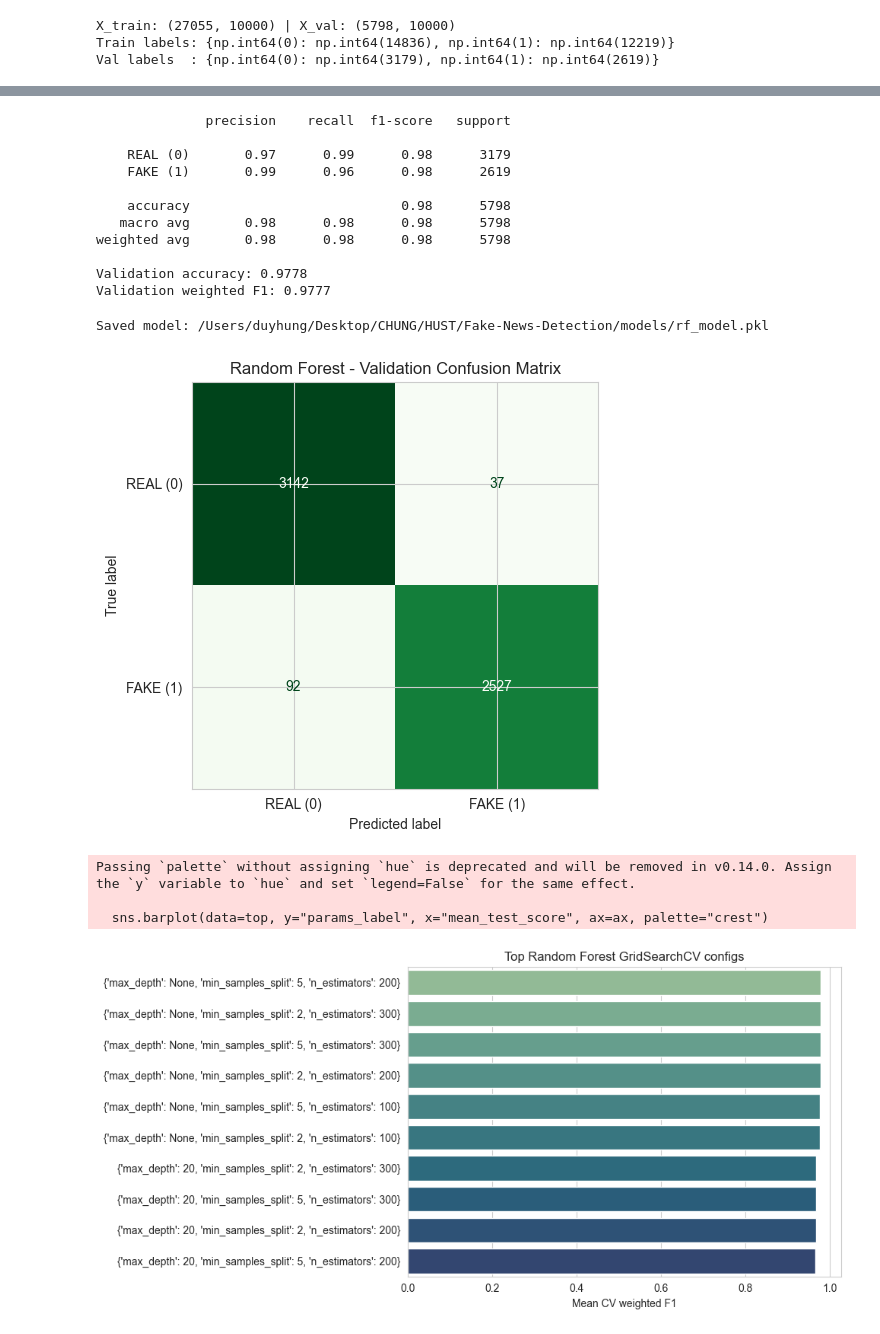
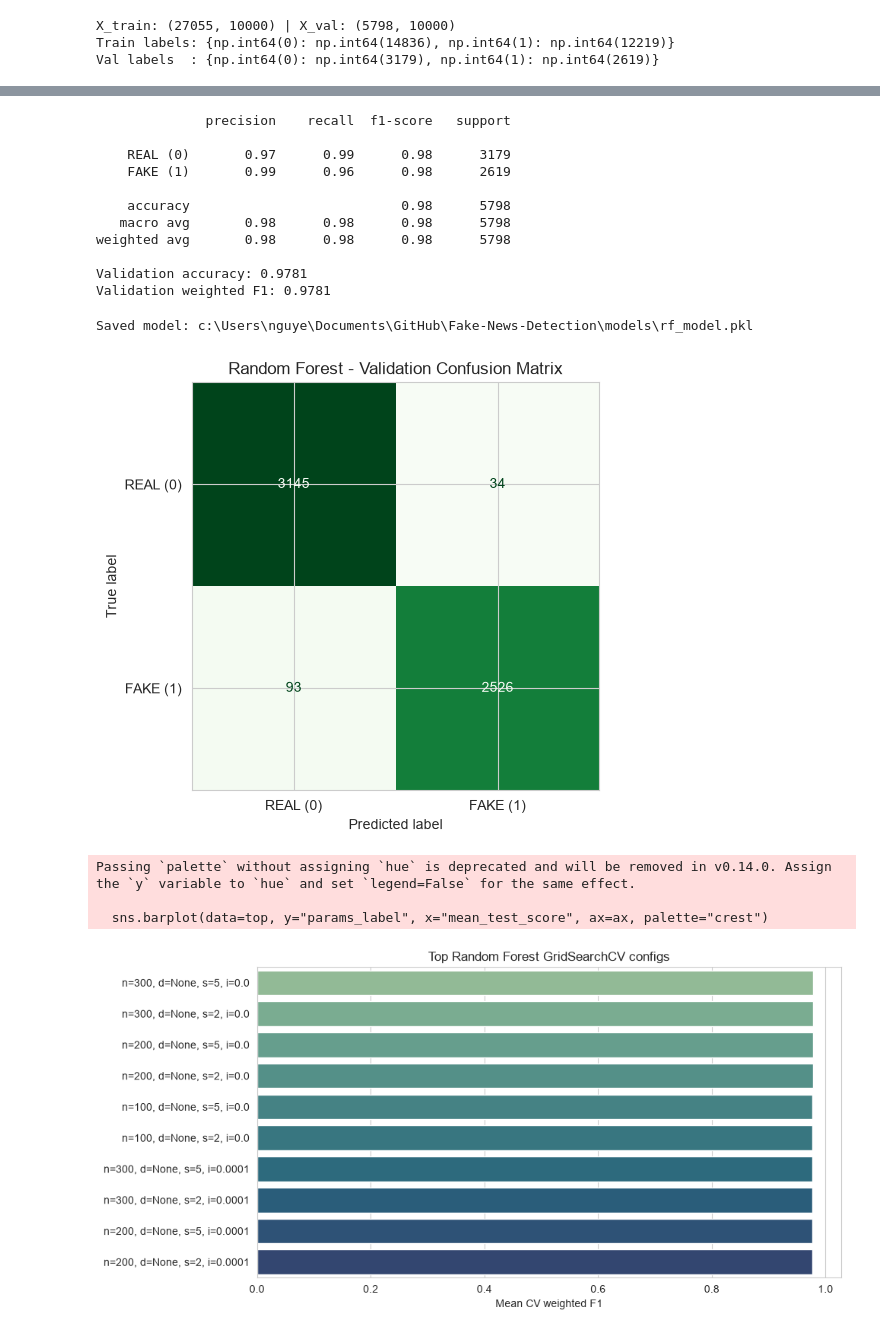
Before and after one commit to nqocdungg/Fake-News-Detection, a Jupyter notebook: notebooks/07_random_forest.ipynb, the cells around one changed output, grey strips where cells are left out. Saved outputs shown, nothing was run; the diff lists cells and outputs as text; code cells hidden in the pictures.

```diff
--- a/notebooks/07_random_forest.ipynb
+++ b/notebooks/07_random_forest.ipynb
@@ -57,6 +58,7 @@ param_grid = {
     "n_estimators": [100, 200, 300],
     "max_depth": [None, 10, 20],
     "min_samples_split": [2, 5],
+    "min_impurity_decrease": [0.0, 0.0001, 0.001],
 }
 
 grid_search = GridSearchCV(
@@ -103,8 +105,8 @@ print(f"Validation weighted F1: {val_f1_weighted:.4f}")
    macro avg       0.98      0.98      0.98      5798
 weighted avg       0.98      0.98      0.98      5798
 
-Validation accuracy: 0.9778
-Validation weighted F1: 0.9777
+Validation accuracy: 0.9781
+Validation weighted F1: 0.9781
 # %%
 cv_results = pd.DataFrame(grid_search.cv_results_)
 cv_results.to_csv(REPORT_DIR / "gridsearch_results.csv", index=False)
@@ -133,31 +135,31 @@ model_path = MODELS_DIR / "rf_model.pkl"
 joblib.dump(best_model, model_path)
 print("Saved model:", model_path)
 # %% [output]
-Saved model: /Users/duyhung/Desktop/CHUNG/HUST/Fake-News-Detection/models/rf_model.pkl
+Saved model: c:\Users\nguye\Documents\GitHub\Fake-News-Detection\models\rf_model.pkl
 # %%
 fig, ax = plt.subplots(figsize=(6, 5))
 ConfusionMatrixDisplay(cm, display_labels=LABELS).plot(
     cmap="Greens", ax=ax, values_format="d", colorbar=False
 )
 ax.set_title("Random Forest - Validation Confusion Matrix")
 plt.tight_layout()
 plt.savefig(REPORT_DIR / "confusion_matrix.png", dpi=150, bbox_inches="tight")
 plt.savefig(ROOT / "reports" / "rf_confusion_matrix.png", dpi=150, bbox_inches="tight")
 plt.show()
 
 top = cv_results.sort_values("mean_test_score", ascending=False).head(10).copy()
-top["params_label"] = top["params"].astype(str)
+top["params_label"] = top["params"].apply(lambda p: f"n={p['n_estimators']}, d={p['max_depth']}, s={p['min_samples_split']}, i={p['min_impurity_decrease']}")
 fig, ax = plt.subplots(figsize=(10, 5))
 sns.barplot(data=top, y="params_label", x="mean_test_score", ax=ax, palette="crest")
 ax.set_title("Top Random Forest GridSearchCV configs")
 ax.set_xlabel("Mean CV weighted F1")
 ax.set_ylabel("")
 plt.tight_layout()
 plt.savefig(REPORT_DIR / "top_gridsearch_configs.png", dpi=150, bbox_inches="tight")
 plt.show()
 # %% [output]
-[figure, old version]
+[figure, new version]
 Passing `palette` without assigning `hue` is deprecated and will be removed in v0.14.0. Assign the `y` variable to `hue` and set `legend=False` for the same effect.
 
   sns.barplot(data=top, y="params_label", x="mean_test_score", ax=ax, palette="crest")
-[figure, old version]
+[figure, new version]
```
Also changed, not shown: parts of 2 cells of this notebook, 29 other files.
